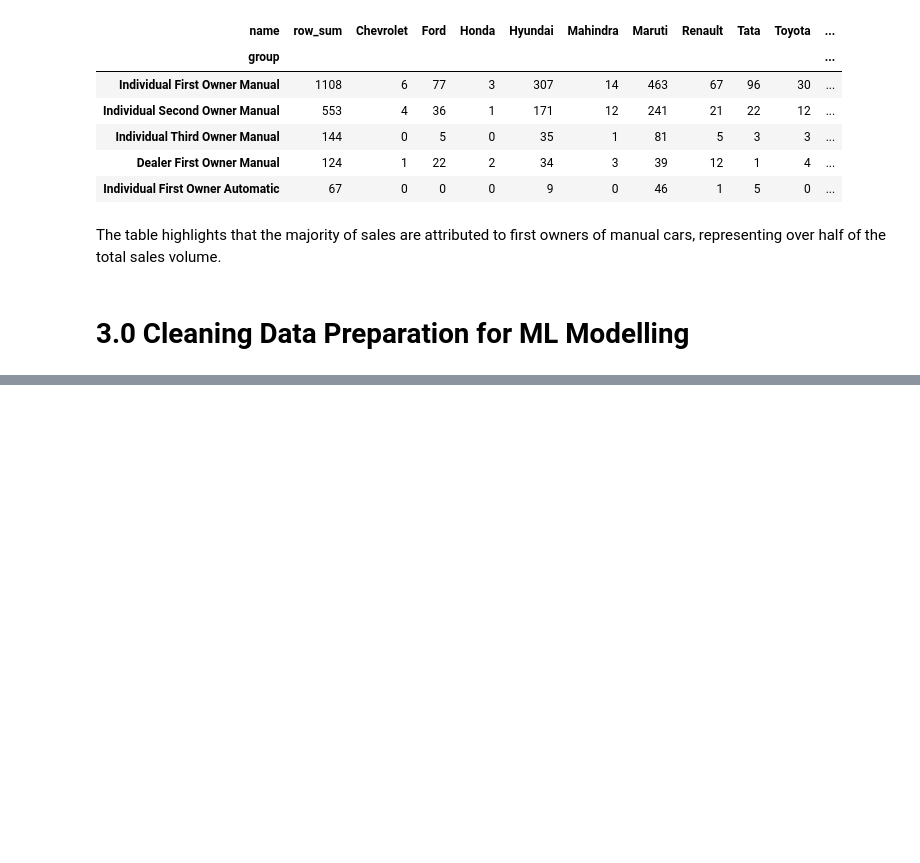
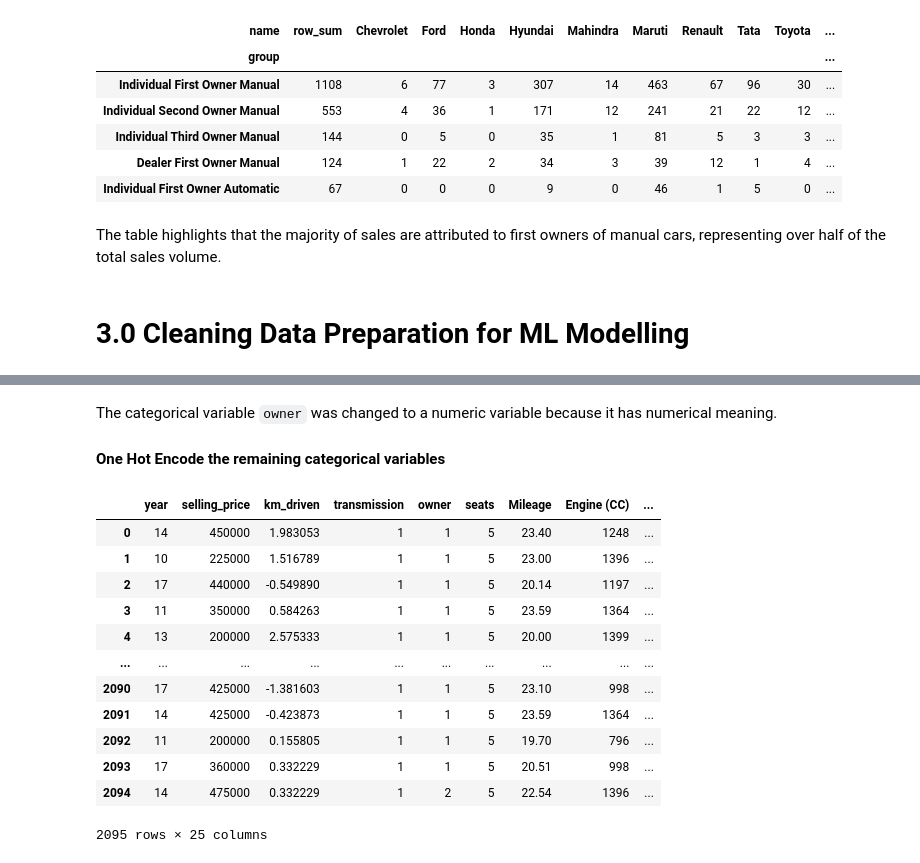
Before and after one commit to 10ken/car_price_prediction, a Jupyter notebook: car_price_analysis.ipynb, the cells around one changed output, grey strips where cells are left out. Saved outputs shown, nothing was run; the diff lists cells and outputs as text; code cells hidden in the pictures; blank space fills up the shorter version.

```diff
--- a/car_price_analysis.ipynb
+++ b/car_price_analysis.ipynb
@@ -673,0 +809,13 @@ The table highlights that the majority of sales are attributed to first owners o
+# %%
+# Initialize the LabelEncoder
+label_encoder = LabelEncoder()
+
+# Fit and transform the 'transmission' column
+clean_df['transmission'] = label_encoder.fit_transform(clean_df['transmission'])
+
+print("Label meanings for 'transmission':")
+for label, meaning in zip(label_encoder.classes_, label_encoder.transform(label_encoder.classes_)):
+    print(f"{meaning}: {label}")
+
+# Check Results
+clean_df.sample(6, random_state = 1)
@@ -673,0 +878,6 @@ The table highlights that the majority of sales are attributed to first owners o
+# %%
+# Apply the function to clean the column called owner
+clean_df['owner'] = clean_df['owner'].apply(clean_owner)
+
+# Verify the results are correct
+clean_df['owner'].value_counts()
@@ -673,0 +892,36 @@ The table highlights that the majority of sales are attributed to first owners o
+# %% [markdown]
+The categorical variable `owner` was changed to a numeric variable because it has numerical meaning.
+# %% [markdown]
+**One Hot Encode the remaining categorical variables**
+# %%
+# Select the columns to encode
+columns_to_encode = ['name', 'fuel', 'seller_type']
+
+# Initialize the OneHotEncoder and output a dense matrix
+encoder = OneHotEncoder(sparse_output=False, handle_unknown='ignore')
+
+# Fit and transform the selected columns
+encoded_data = encoder.fit_transform(clean_df[columns_to_encode])
+
+# Create a DataFrame from the encoded data with column names
+encoded_df = pd.DataFrame(encoded_data, columns=encoder.get_feature_names_out(columns_to_encode))
+
+# Concatenate encoded DataFrame with the original DataFrame, excluding the columns that were encoded
+clean_df = pd.concat([clean_df.drop(columns=columns_to_encode), encoded_df], axis=1)
+
+# Display the final DataFrame
+clean_df
+# %% [output]
+|  | year | selling_price | km_driven | transmission | owner | seats | Mileage | Engine (CC) | ... |
+| 0 | 14 | 450000 | 1.983053 | 1 | 1 | 5 | 23.40 | 1248 | ... |
+| 1 | 10 | 225000 | 1.516789 | 1 | 1 | 5 | 23.00 | 1396 | ... |
+| 2 | 17 | 440000 | -0.549890 | 1 | 1 | 5 | 20.14 | 1197 | ... |
+| 3 | 11 | 350000 | 0.584263 | 1 | 1 | 5 | 23.59 | 1364 | ... |
+| 4 | 13 | 200000 | 2.575333 | 1 | 1 | 5 | 20.00 | 1399 | ... |
+| ... | ... | ... | ... | ... | ... | ... | ... | ... | ... |
+| 2090 | 17 | 425000 | -1.381603 | 1 | 1 | 5 | 23.10 | 998 | ... |
+| 2091 | 14 | 425000 | -0.423873 | 1 | 1 | 5 | 23.59 | 1364 | ... |
+| 2092 | 11 | 200000 | 0.155805 | 1 | 1 | 5 | 19.70 | 796 | ... |
+| 2093 | 17 | 360000 | 0.332229 | 1 | 1 | 5 | 20.51 | 998 | ... |
+| 2094 | 14 | 475000 | 0.332229 | 1 | 2 | 5 | 22.54 | 1396 | ... |
+2095 rows × 25 columns
```
Also changed, not shown: parts of 36 cells of this notebook, 2 other files.
